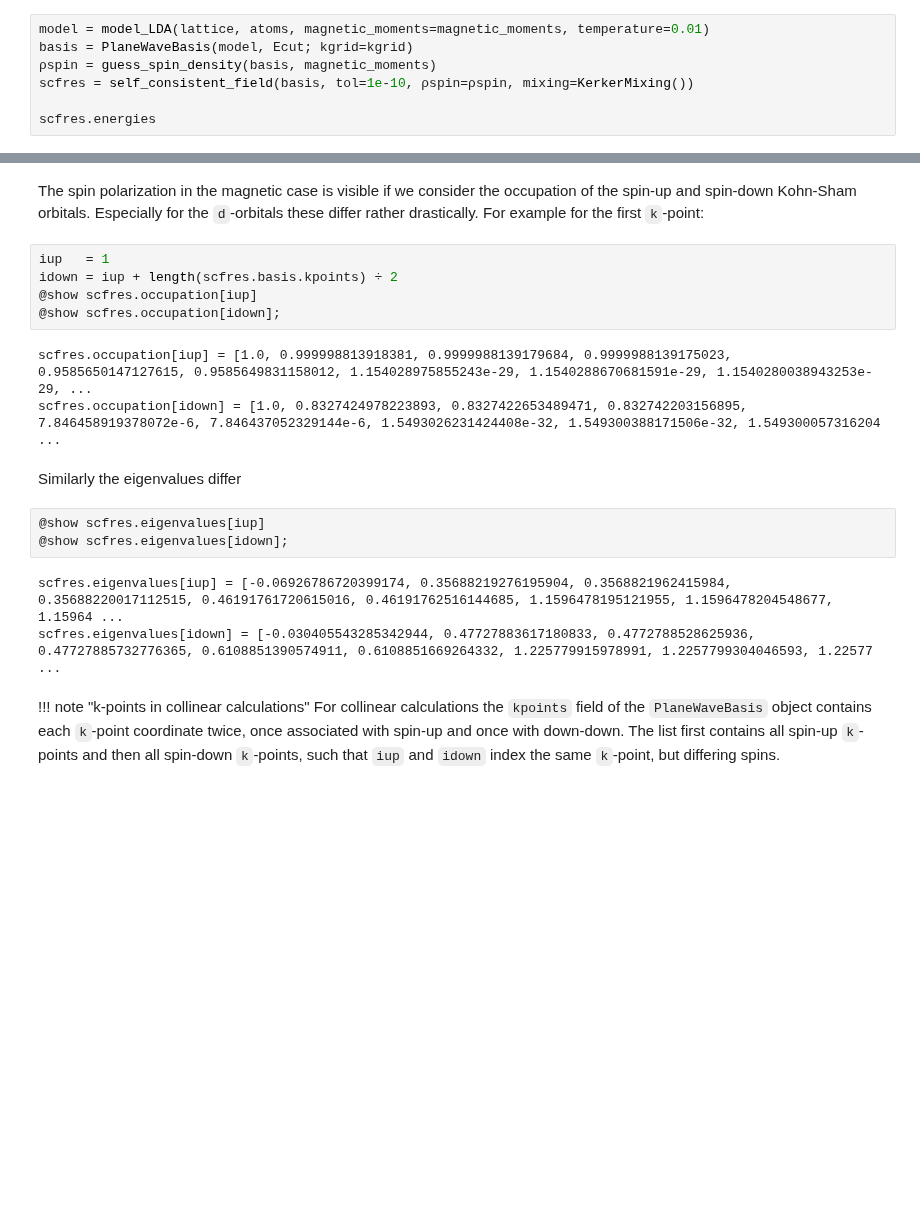
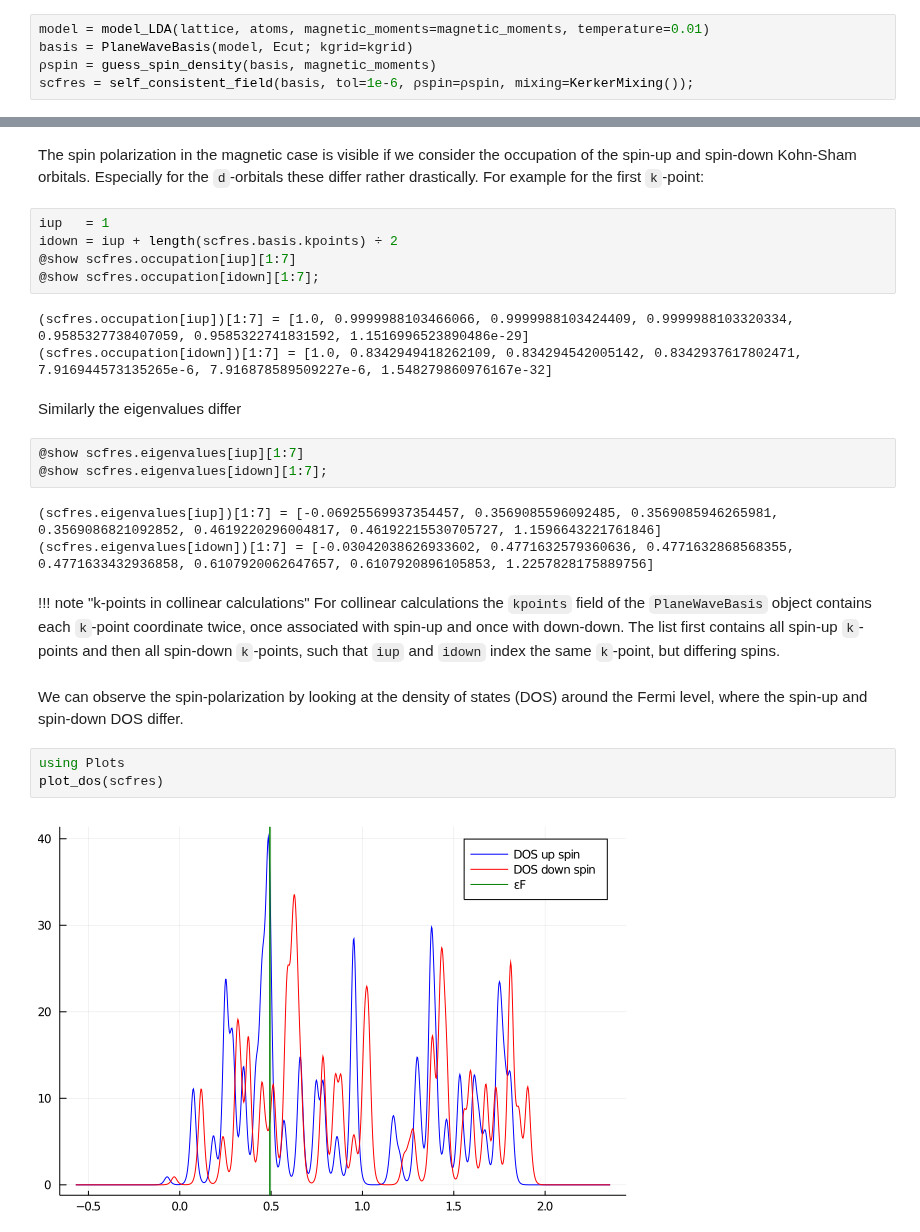
Before and after one commit to umbriquse/DFTK.jl, a Jupyter notebook: dev/examples/collinear_magnetism.ipynb, the cells around one changed output, grey strips where cells are left out. Saved outputs shown, nothing was run; the diff lists cells and outputs as text; blank space fills up the shorter version.

```diff
--- a/dev/examples/collinear_magnetism.ipynb
+++ b/dev/examples/collinear_magnetism.ipynb
@@ -84,9 +82,7 @@ the non-zero moment and switches to a collinear calculation.
 model = model_LDA(lattice, atoms, magnetic_moments=magnetic_moments, temperature=0.01)
 basis = PlaneWaveBasis(model, Ecut; kgrid=kgrid)
 ρspin = guess_spin_density(basis, magnetic_moments)
-scfres = self_consistent_field(basis, tol=1e-10, ρspin=ρspin, mixing=KerkerMixing())
-
-scfres.energies
+scfres = self_consistent_field(basis, tol=1e-6, ρspin=ρspin, mixing=KerkerMixing());
 # %% [output]
 n     Free energy       Eₙ-Eₙ₋₁     ρout-ρin   Magnet   Diag
 ---   ---------------   ---------   --------   ------   ----
@@ -138,22 +137,30 @@ For example for the first ``k``-point:
 # %%
 iup   = 1
 idown = iup + length(scfres.basis.kpoints) ÷ 2
-@show scfres.occupation[iup]
-@show scfres.occupation[idown];
+@show scfres.occupation[iup][1:7]
+@show scfres.occupation[idown][1:7];
 # %% [output]
-scfres.occupation[iup] = [1.0, 0.999998813918381, 0.9999988139179684, 0.9999988139175023, 0.9585650147127615, 0.9585649831158012, 1.154028975855243e-29, 1.1540288670681591e-29, 1.1540280038943253e-29, ...
-scfres.occupation[idown] = [1.0, 0.8327424978223893, 0.8327422653489471, 0.832742203156895, 7.846458919378072e-6, 7.846437052329144e-6, 1.5493026231424408e-32, 1.549300388171506e-32, 1.549300057316204 ...
+(scfres.occupation[iup])[1:7] = [1.0, 0.9999988103466066, 0.9999988103424409, 0.9999988103320334, 0.9585327738407059, 0.9585322741831592, 1.1516996523890486e-29]
+(scfres.occupation[idown])[1:7] = [1.0, 0.8342949418262109, 0.834294542005142, 0.8342937617802471, 7.916944573135265e-6, 7.916878589509227e-6, 1.548279860976167e-32]
 # %% [markdown]
 Similarly the eigenvalues differ
 # %%
-@show scfres.eigenvalues[iup]
-@show scfres.eigenvalues[idown];
+@show scfres.eigenvalues[iup][1:7]
+@show scfres.eigenvalues[idown][1:7];
 # %% [output]
-scfres.eigenvalues[iup] = [-0.06926786720399174, 0.35688219276195904, 0.3568821962415984, 0.35688220017112515, 0.46191761720615016, 0.46191762516144685, 1.1596478195121955, 1.1596478204548677, 1.15964 ...
-scfres.eigenvalues[idown] = [-0.030405543285342944, 0.47727883617180833, 0.4772788528625936, 0.47727885732776365, 0.6108851390574911, 0.6108851669264332, 1.225779915978991, 1.2257799304046593, 1.22577 ...
+(scfres.eigenvalues[iup])[1:7] = [-0.06925569937354457, 0.3569085596092485, 0.3569085946265981, 0.3569086821092852, 0.4619220296004817, 0.46192215530705727, 1.1596643221761846]
+(scfres.eigenvalues[idown])[1:7] = [-0.03042038626933602, 0.4771632579360636, 0.4771632868568355, 0.4771633432936858, 0.6107920062647657, 0.6107920896105853, 1.2257828175889756]
 # %% [markdown]
 !!! note "k-points in collinear calculations"
     For collinear calculations the `kpoints` field of the `PlaneWaveBasis` object contains
     each ``k``-point coordinate twice, once associated with spin-up and once with down-down.
     The list first contains all spin-up ``k``-points and then all spin-down ``k``-points,
     such that `iup` and `idown` index the same ``k``-point, but differing spins.
+# %% [markdown]
+We can observe the spin-polarization by looking at the density of states (DOS)
+around the Fermi level, where the spin-up and spin-down DOS differ.
+# %%
+using Plots
+plot_dos(scfres)
+# %% [output]
+[figure, added]
```
Also changed, not shown: parts of 9 cells of this notebook, 41 other files.
